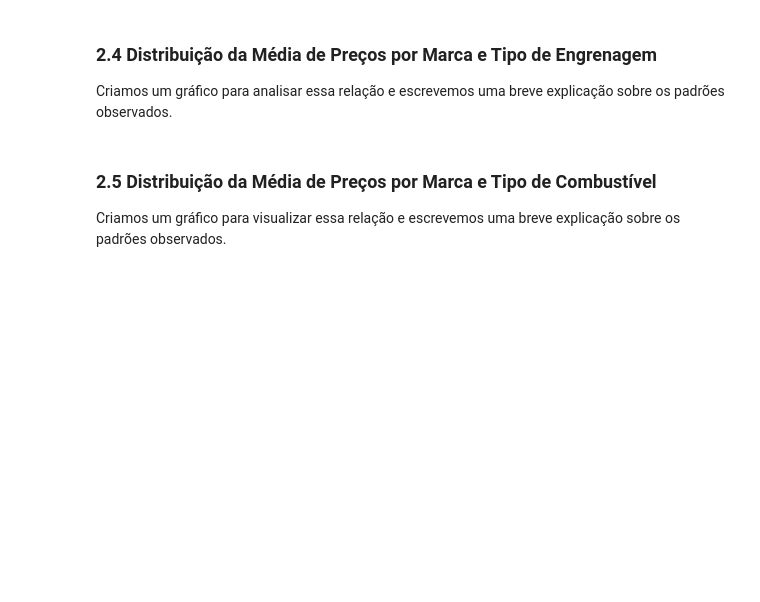
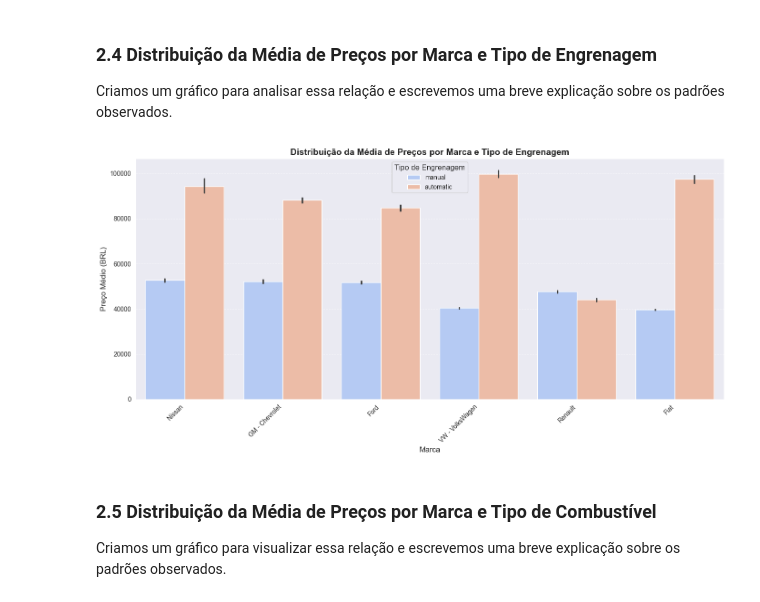
Before and after one commit to GabrielPauloMai/LPA_IAA02, a Jupyter notebook: Trabalho_LPA_Analise_Carros.ipynb, the cells around one changed output. Drawn from its saved outputs; the diff is of its cells as text; code cells hidden in the pictures; blank space fills up the shorter version.

```diff
--- a/Trabalho_LPA_Analise_Carros.ipynb
+++ b/Trabalho_LPA_Analise_Carros.ipynb
@@ -120,3 +127,23 @@ Criamos um gráfico para analisar essa relação e escrevemos uma breve explica
+# %%
+brand_order = data.groupby('brand')['avg_price_brl'].mean().sort_values(ascending=False).index
+
+plt.figure(figsize=(14, 7))
+sns.barplot(data=data, x='brand', y='avg_price_brl', hue='gear', order=brand_order, palette='coolwarm')
+
+plt.title('Distribuição da Média de Preços por Marca e Tipo de Engrenagem', fontsize=14, fontweight='bold')
+plt.xticks(rotation=45, ha='right', fontsize=10)
+plt.xlabel('Marca', fontsize=12)
+plt.ylabel('Preço Médio (BRL)', fontsize=12)
+
+
+plt.legend(title='Tipo de Engrenagem', title_fontsize=12, fontsize=10)
+
+plt.grid(axis='y', linestyle='--', alpha=0.7)
+plt.tight_layout()
+
+plt.show()
+# %% [output]
+[figure, added]
 # %% [markdown]
 ### **2.5 Distribuição da Média de Preços por Marca e Tipo de Combustível**
 Criamos um gráfico para visualizar essa relação e escrevemos uma breve explicação sobre os padrões observados.
```
Also changed, not shown: parts of 22 cells of this notebook.
